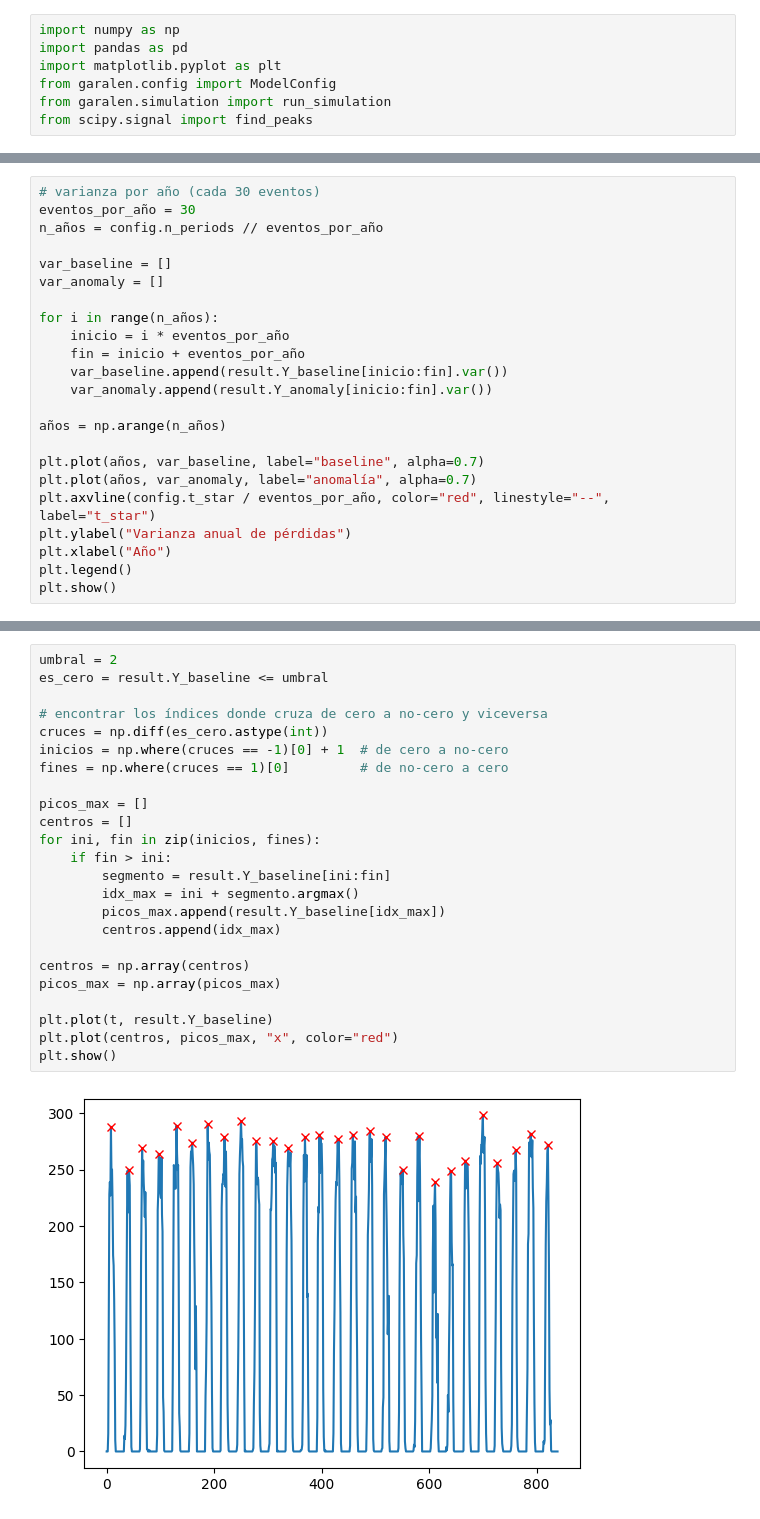
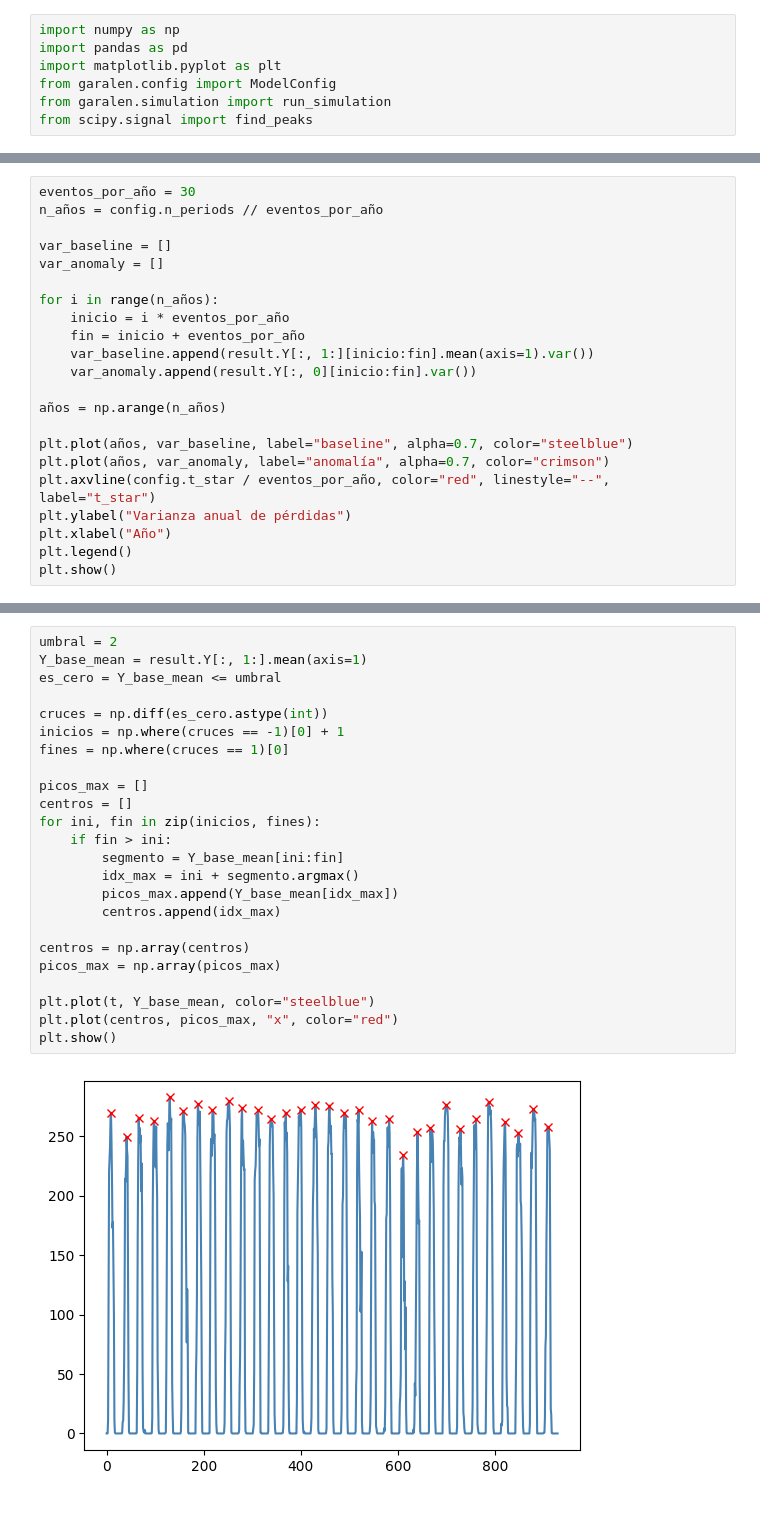
Before and after one commit to echeverriajosejavier-lab/garalen_variance, a Jupyter notebook: notebooks/examination.ipynb, the cells around one changed output, grey strips where cells are left out. Saved outputs shown, nothing was run; the diff lists cells and outputs as text.

```diff
--- a/notebooks/examination.ipynb
+++ b/notebooks/examination.ipynb
@@ -121,5 +149,4 @@ plt.show()
 # %%
-# varianza por año (cada 30 eventos)
 eventos_por_año = 30
 n_años = config.n_periods // eventos_por_año
 
@@ -129,13 +156,13 @@ var_anomaly = []
 for i in range(n_años):
     inicio = i * eventos_por_año
     fin = inicio + eventos_por_año
-    var_baseline.append(result.Y_baseline[inicio:fin].var())
-    var_anomaly.append(result.Y_anomaly[inicio:fin].var())
+    var_baseline.append(result.Y[:, 1:][inicio:fin].mean(axis=1).var())
+    var_anomaly.append(result.Y[:, 0][inicio:fin].var())
 
 años = np.arange(n_años)
 
-plt.plot(años, var_baseline, label="baseline", alpha=0.7)
-plt.plot(años, var_anomaly, label="anomalía", alpha=0.7)
+plt.plot(años, var_baseline, label="baseline", alpha=0.7, color="steelblue")
+plt.plot(años, var_anomaly, label="anomalía", alpha=0.7, color="crimson")
 plt.axvline(config.t_star / eventos_por_año, color="red", linestyle="--", label="t_star")
 plt.ylabel("Varianza anual de pérdidas")
 plt.xlabel("Año")
@@ -161,29 +188,29 @@ plt.show()
 # %%
 umbral = 2
-es_cero = result.Y_baseline <= umbral
+Y_base_mean = result.Y[:, 1:].mean(axis=1)
+es_cero = Y_base_mean <= umbral
 
-# encontrar los índices donde cruza de cero a no-cero y viceversa
 cruces = np.diff(es_cero.astype(int))
-inicios = np.where(cruces == -1)[0] + 1  # de cero a no-cero
-fines = np.where(cruces == 1)[0]         # de no-cero a cero
+inicios = np.where(cruces == -1)[0] + 1
+fines = np.where(cruces == 1)[0]
 
 picos_max = []
 centros = []
 for ini, fin in zip(inicios, fines):
     if fin > ini:
-        segmento = result.Y_baseline[ini:fin]
+        segmento = Y_base_mean[ini:fin]
         idx_max = ini + segmento.argmax()
-        picos_max.append(result.Y_baseline[idx_max])
+        picos_max.append(Y_base_mean[idx_max])
         centros.append(idx_max)
 
 centros = np.array(centros)
 picos_max = np.array(picos_max)
 
-plt.plot(t, result.Y_baseline)
+plt.plot(t, Y_base_mean, color="steelblue")
 plt.plot(centros, picos_max, "x", color="red")
 plt.show()
 # %% [output]
-[figure, old version]
+[figure, new version]
 # %%
 var_baseline_picos = []
 var_anomaly_picos = []
```
Also changed, not shown: parts of 13 cells of this notebook.
